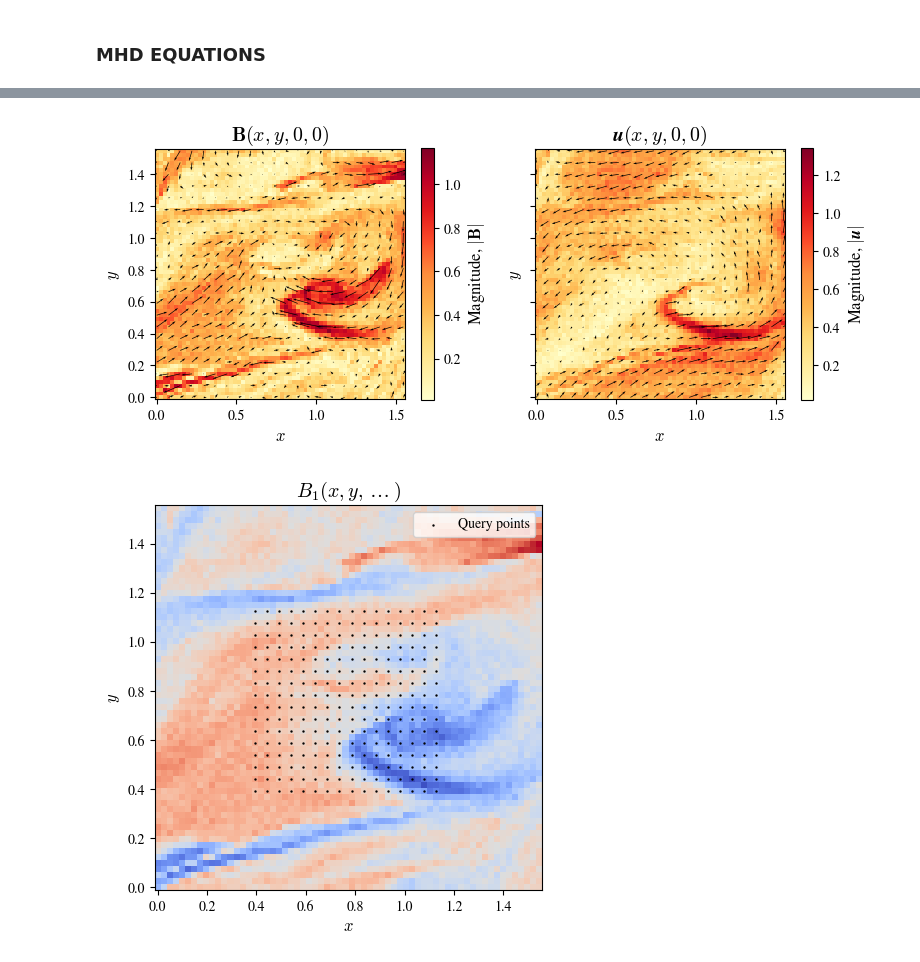
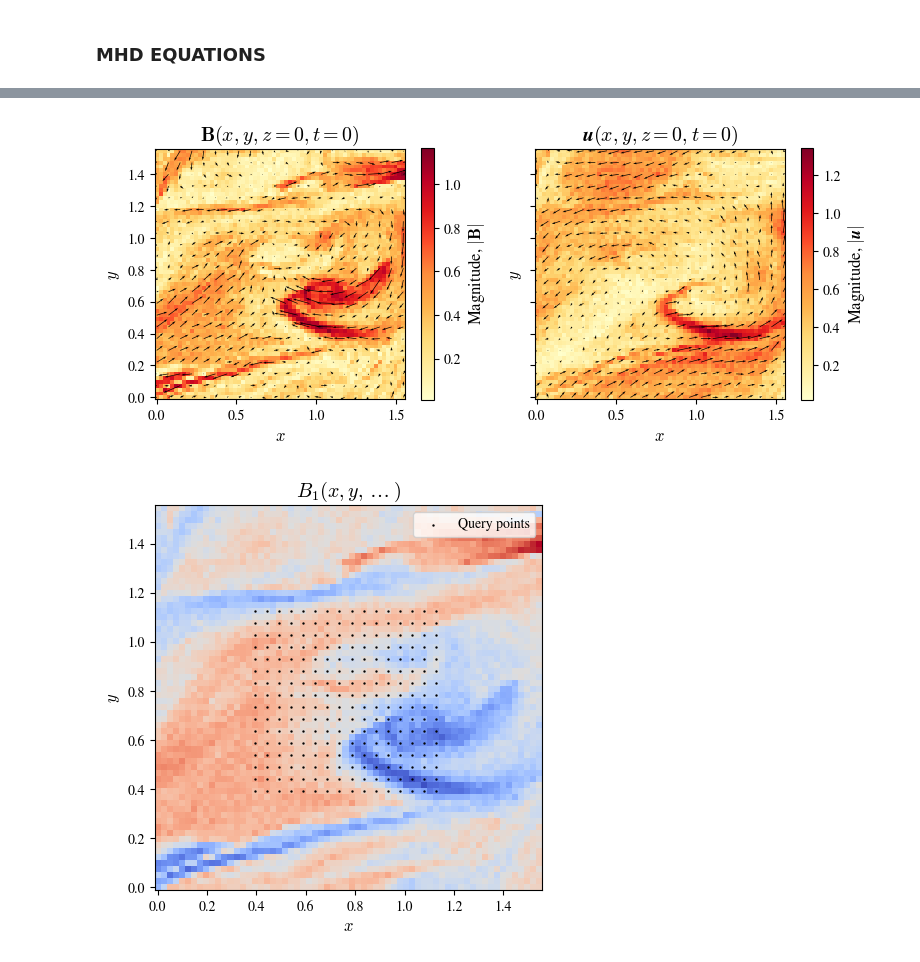
Before and after one commit to SethMinor/PyWSINDy-for-PDEs, a Jupyter notebook: dev/wsindy_dev.ipynb, the cells around one changed output, grey strips where cells are left out. Cells and saved outputs as stored; diff of their text form; code cells hidden in the pictures.

```diff
--- a/dev/wsindy_dev.ipynb
+++ b/dev/wsindy_dev.ipynb
@@ -100,13 +100,14 @@ U = U0 if noise == 0 else add_noise(U0, noise)
 U = U.view(Nx, -1)
 print(f"Imported tensor with shape: {U.numpy().shape}")
 
-# Space and time
+# Space and time grids
 x = torch.linspace(0, L, Nx)
 t = torch.linspace(0, T, Nt)
 
 # Preview the data
 X,T = torch.meshgrid(x, t, indexing='ij')
 fig,ax = plt.subplots(1,2,figsize=(8,3))
+
 ax[0].plot(x, U[:,0], '.', ms=4)
 ax[0].plot(x, U0[:,0], '--', color='r', alpha=0.5)
 ax[0].axhline(0, color='gray', alpha=0.3)
@@ -114,8 +115,9 @@ ax[0].set_title('Initial condition', fontsize=13)
 ax[0].set_xlabel('$x$')
 ax[0].set_ylabel('$u(x,0)$')
 ax[0].grid(True, color="gray", alpha=0.2)
-pcm = ax[1].pcolormesh(T, X, U, cmap='RdBu_r')
-ax[1].set_title('Evolution', fontsize=13)
+
+ax[1].pcolormesh(T, X, U, cmap='RdBu_r')
+ax[1].set_title('Evolution in time', fontsize=13)
 ax[1].set_xlabel('$t$')
 ax[1].set_ylabel('$x$')
 fig.tight_layout()
@@ -247,12 +261,11 @@ noise = 0.1
 data_path = '../Datasets/SH23/SH23.txt'
 
 # Read in CSV data
-U = np.loadtxt(data_path, delimiter=',')
+U0 = np.loadtxt(data_path, delimiter=',')
 if noise == 0:
-  U = torch.tensor(U)
+  U = torch.tensor(U0)
 else:
-  U = torch.tensor(U)
-  U = add_noise(U, noise)
+  U = add_noise(torch.tensor(U0), noise)
 
 # Reshape to Nx x ... x Nt tensor
 [L, W, T] = [30*np.pi, 30*np.pi, 20]
@@ -495,31 +514,30 @@ FileNotFoundError: [Errno 2] Unable to synchronously open file (unable to open f
 # %%
 # Plot the vector fields
 X,Y = torch.meshgrid(x, y, indexing='ij')
 fig, axes = plt.subplots(1, 2, sharex=True, sharey=True, figsize=(8,4))
 
 fields = [[B1, B2, B3], [U1, U2, U3]]
-titles = [r"$\mathbf{B}(x,y,0,0)$", r"$\boldsymbol{u}(x,y,0,0)$"]
+titles = [r"$\mathbf{B}(x,y,z=0,t=0)$", r"$\boldsymbol{u}(x,y,z=0,t=0)$"]
 colorbar_labels = [r"Magnitude, $|\mathbf{B}|$", r"Magnitude, $|\boldsymbol{u}|$"]
 skip = 3 # plot every n-th arrow
 
 for i in range(2):
   ax = axes[i]
   [V1, V2, V3] = [V[:,:,0,0] for V in fields[i]]
   pcm = ax.pcolormesh(X, Y, torch.sqrt(V1**2 + V2**2 + V3**2), cmap='YlOrRd')
   ax.quiver(X[::skip,::skip], Y[::skip,::skip], V1[::skip,::skip], V2[::skip,::skip], color='k')
   fig.colorbar(pcm, ax=ax, label=colorbar_labels[i], shrink=0.7)
   ax.set_xlabel('$x$')
   ax.set_ylabel('$y$')
   ax.set_title(titles[i])
   ax.set_aspect('equal')
-
 plt.tight_layout()
 plt.show()
 
 del X, Y, fig, ax, axes, pcm
 del fields, titles, skip, V1, V2, V3
 # %% [output]
-[figure, old version]
+[figure, new version]
 # %%
 # Space-time grid
 grid = [x,y,z,t]
```
Also changed, not shown: parts of 45 cells of this notebook, 3 other files.
